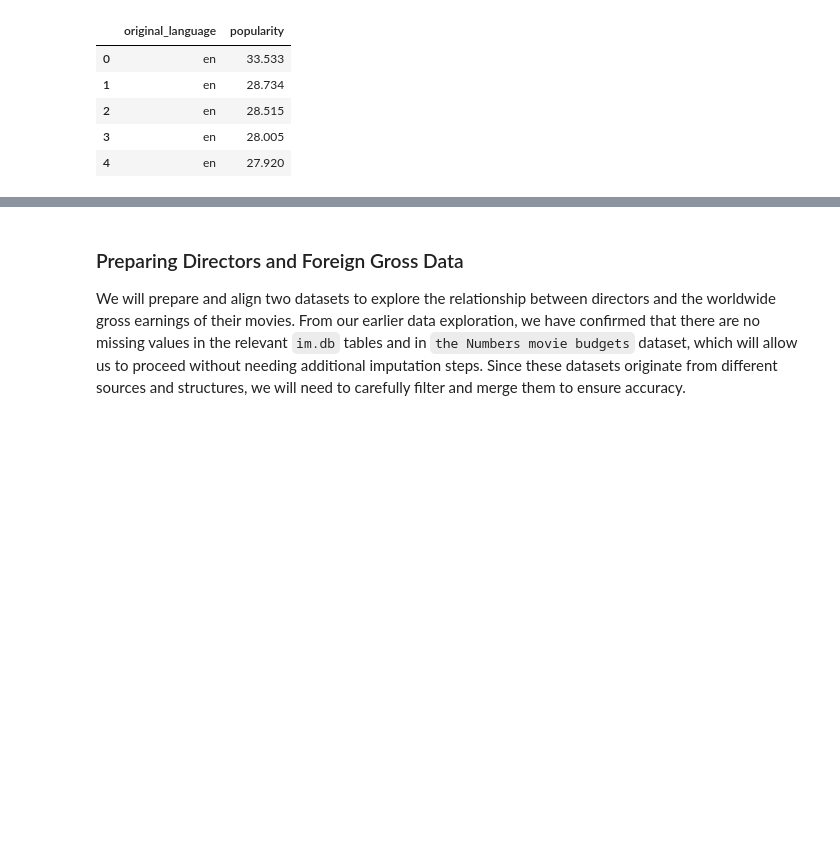
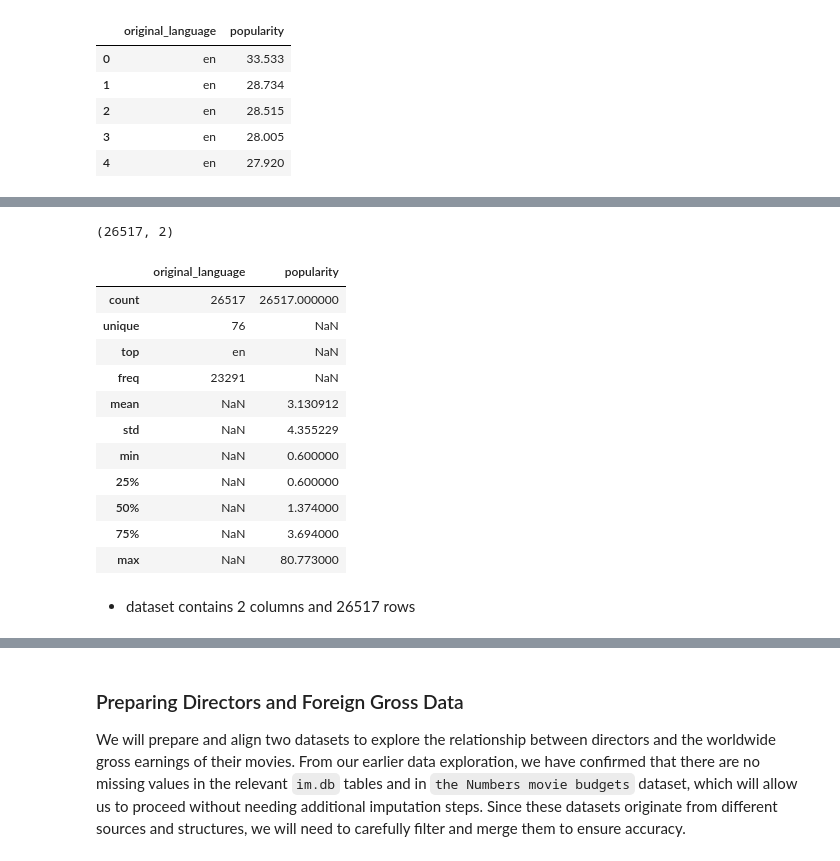
Before and after one commit to Tdoggie/phase-2-project, a Jupyter notebook: index.ipynb, the cells around one changed output, grey strips where cells are left out. Drawn from its saved outputs; the diff is of its cells as text; code cells hidden in the pictures; blank space fills up the shorter version.

Commit message:
data description

```diff
--- a/index.ipynb
+++ b/index.ipynb
@@ -396,0 +406,23 @@ tmdb_relevant_columns.head(5)
+# %%
+#checking the shape of the dataset
+tmdb_relevant_columns.shape
+# %% [output]
+(26517, 2)
+# %%
+#checking  the description of the dataset
+tmdb_relevant_columns.describe(include='all')
+# %% [output]
+|  | original_language | popularity |
+| count | 26517 | 26517.000000 |
+| unique | 76 | NaN |
+| top | en | NaN |
+| freq | 23291 | NaN |
+| mean | NaN | 3.130912 |
+| std | NaN | 4.355229 |
+| min | NaN | 0.600000 |
+| 25% | NaN | 0.600000 |
+| 50% | NaN | 1.374000 |
+| 75% | NaN | 3.694000 |
+| max | NaN | 80.773000 |
+# %% [markdown]
+ * dataset contains 2 columns and 26517 rows
```
Also changed, not shown: parts of 2 cells of this notebook.
